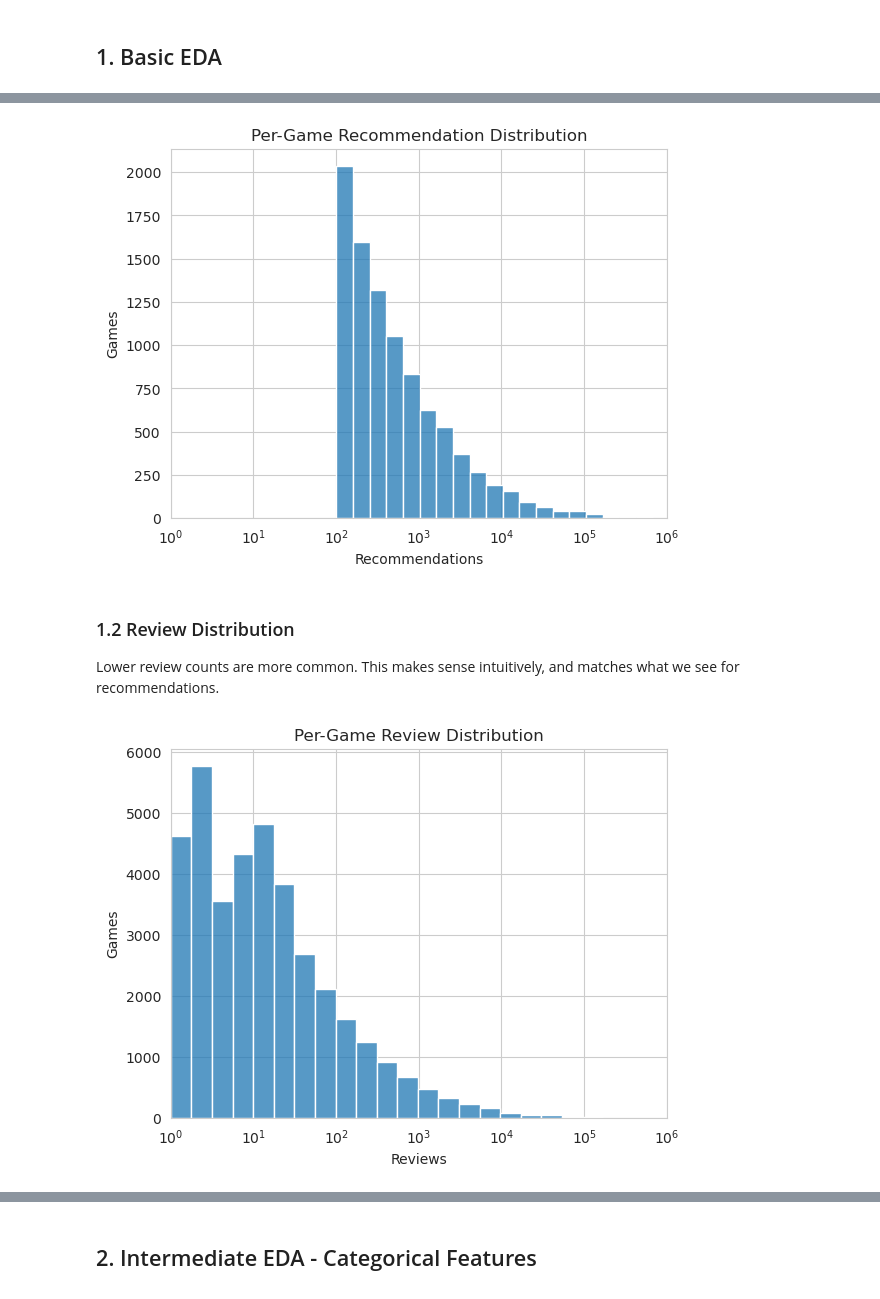
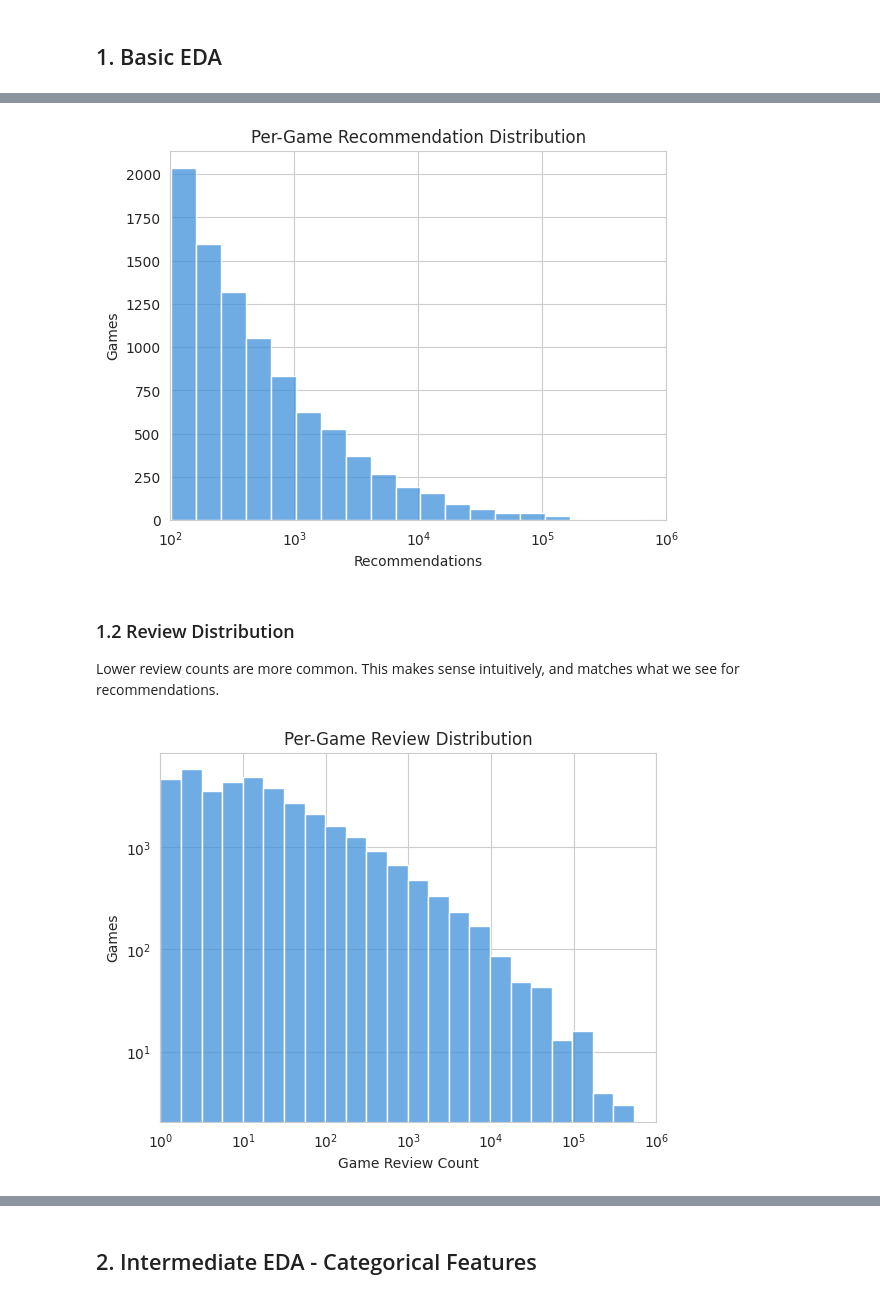
Before and after one commit to zbvc42/steam_recommendation_system, a Jupyter notebook: notebooks/03 - EDA/01 - EDA.ipynb, the cells around one changed output, grey strips where cells are left out. Cells and saved outputs as stored; diff of their text form; code cells hidden in the pictures.

```diff
--- a/notebooks/03 - EDA/01 - EDA.ipynb
+++ b/notebooks/03 - EDA/01 - EDA.ipynb
@@ -6,13 +6,18 @@
 ### 0.1 Function Imports
 # %%
 # Function imports
-from os import chdir
 import numpy as np
 import matplotlib.pyplot as plt
+from matplotlib.ticker import PercentFormatter
 import seaborn as sns
 import dask.dataframe as dd
 import pandas as pd
 from IPython.display import display, Markdown
-sns.set_style('whitegrid')
+
+from matplotlib.colors import LogNorm
+
+# Sets style defaults
+plt.style.use("petroff10")
+sns.set_style("whitegrid")
 # %% [markdown]
 ### 0.2 File Imports
@@ -22,13 +24,10 @@ chdir("../..")
 # %%
 # Import data
-df_games = pd.read_parquet("data/store_info.parquet")
-df_genres = pd.read_parquet("data/genres.parquet")
-df_categories = pd.read_parquet("data/categories.parquet")
-
-ddf_reviews = dd.read_parquet("data/reviews.parquet/")
-ddf_reviews = ddf_reviews.rename(columns={"voted_up": "voted_up"})
+df_games = pd.read_parquet("../../data/store_info.parquet")
+df_genres = pd.read_parquet("../../data/genres.parquet")
+df_categories = pd.read_parquet("../../data/categories.parquet")
+ddf_reviews = dd.read_parquet("../../data/reviews.parquet/")
 ddf_reviews["language"] = ddf_reviews["language"].astype("category")
 df_reviews = ddf_reviews.compute()
-ddf_reviews = dd.from_pandas(df_reviews)
 # %% [markdown]
 ## 1. Basic EDA
@@ -43,27 +41,29 @@ The steam unofficial API does not report recommendation counts <= 100, so the le
 sns.histplot(df_games, x="recommendations", bins="doane", log_scale=(True, False))
 plt.ylabel("Games")
 plt.xlabel("Recommendations")
-plt.xlim(1, 10**6)
+plt.xlim(10**2, 10**6)
+
 plt.title("Per-Game Recommendation Distribution")
 plt.show()
 # %% [output]
-[figure, old version]
+[figure, new version]
 # %% [markdown]
 ### 1.2 Review Distribution
 Lower review counts are more common. This makes sense intuitively, and matches what we see for recommendations.
 # %%
 sns.histplot(
     df_reviews["steam_appid"].value_counts().reset_index(),
     x="count",
     bins="doane",
     log_scale=(True, False),
 )
 plt.ylabel("Games")
-plt.xlabel("Reviews")
+plt.xlabel("Game Review Count")
 plt.xlim((1, 10**6))
+plt.yscale('log')
 plt.title("Per-Game Review Distribution")
 plt.show()
 # %% [output]
-[figure, old version]
+[figure, new version]
 # %% [markdown]
 ### 1.3 Review Percent by Sentiment
```
Also changed, not shown: parts of 43 cells of this notebook, 13 other files.
